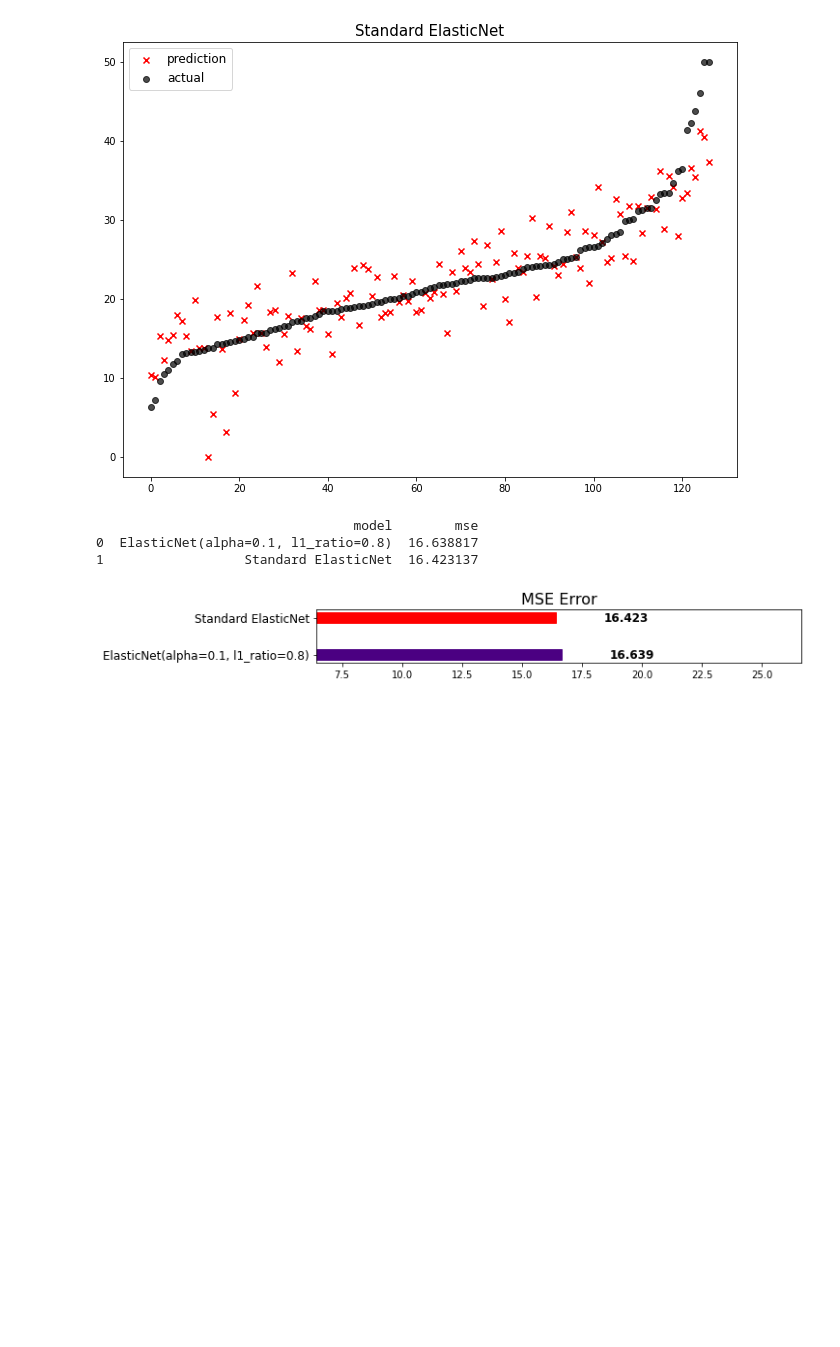
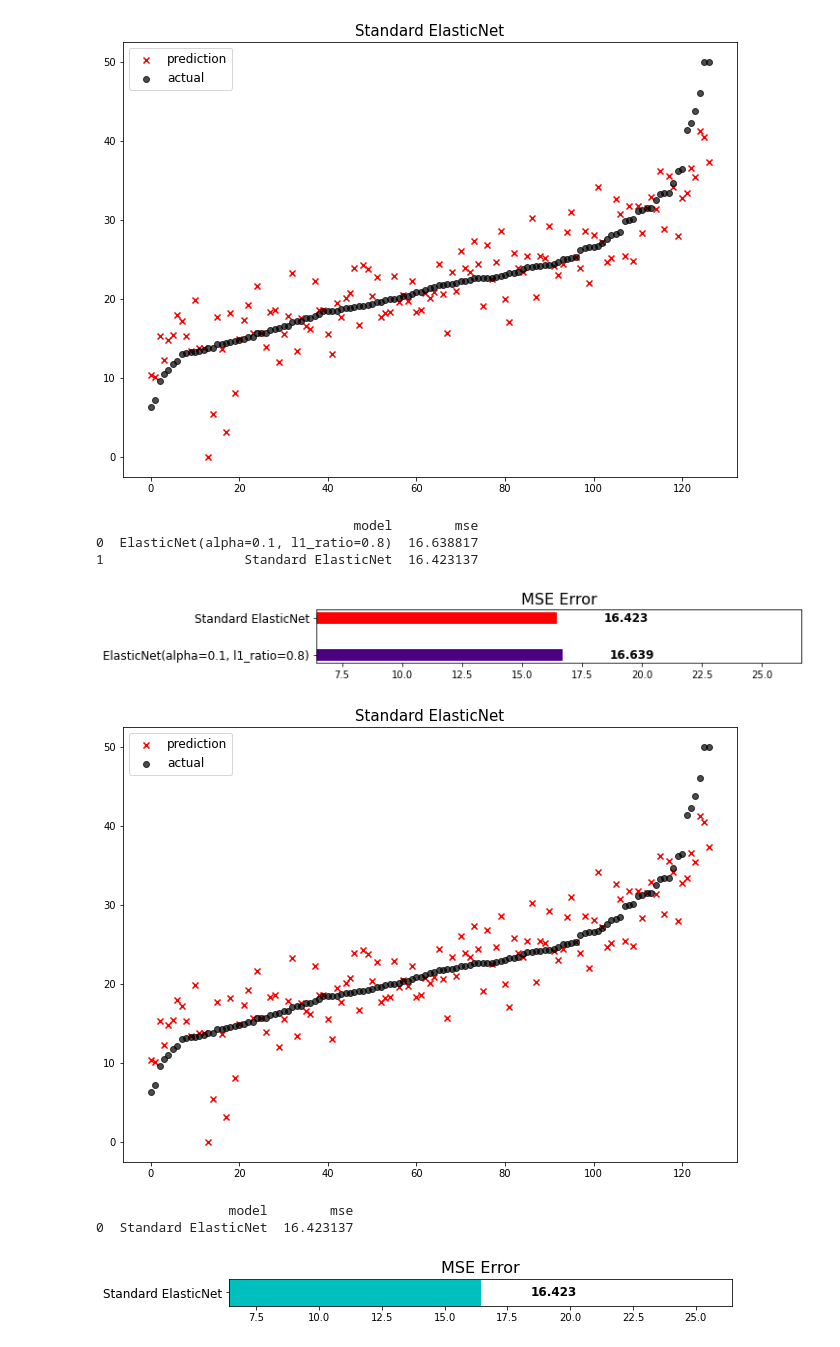
Before and after one commit to skdding3/Code-Practice, a Jupyter notebook: Ensemble.ipynb, the cells around one changed output. Saved outputs shown, nothing was run; the diff lists cells and outputs as text; code cells hidden in the pictures; blank space fills up the shorter version.

```diff
--- a/Ensemble.ipynb
+++ b/Ensemble.ipynb
@@ -72,3 +72,16 @@ mse_eval('Standard ElasticNet', elasticnet_pred, y_test)
 0  ElasticNet(alpha=0.1, l1_ratio=0.8)  16.638817
 1                  Standard ElasticNet  16.423137
 [figure]
+# %%
+elasticnet_pipeline = make_pipeline(
+    StandardScaler(),
+    ElasticNet(alpha=0.01, l1_ratio=0.8)
+)
+elasticnet_pipeline.fit(x_train, y_train)
+elasticnet_pred = elasticnet_pipeline.predict(x_test)
+mse_eval('Standard ElasticNet', elasticnet_pred, y_test)
+# %% [output]
+[figure, added]
+                 model        mse
+0  Standard ElasticNet  16.423137
+[figure, added]
```
Also changed, not shown: parts of 1 cell of this notebook.
